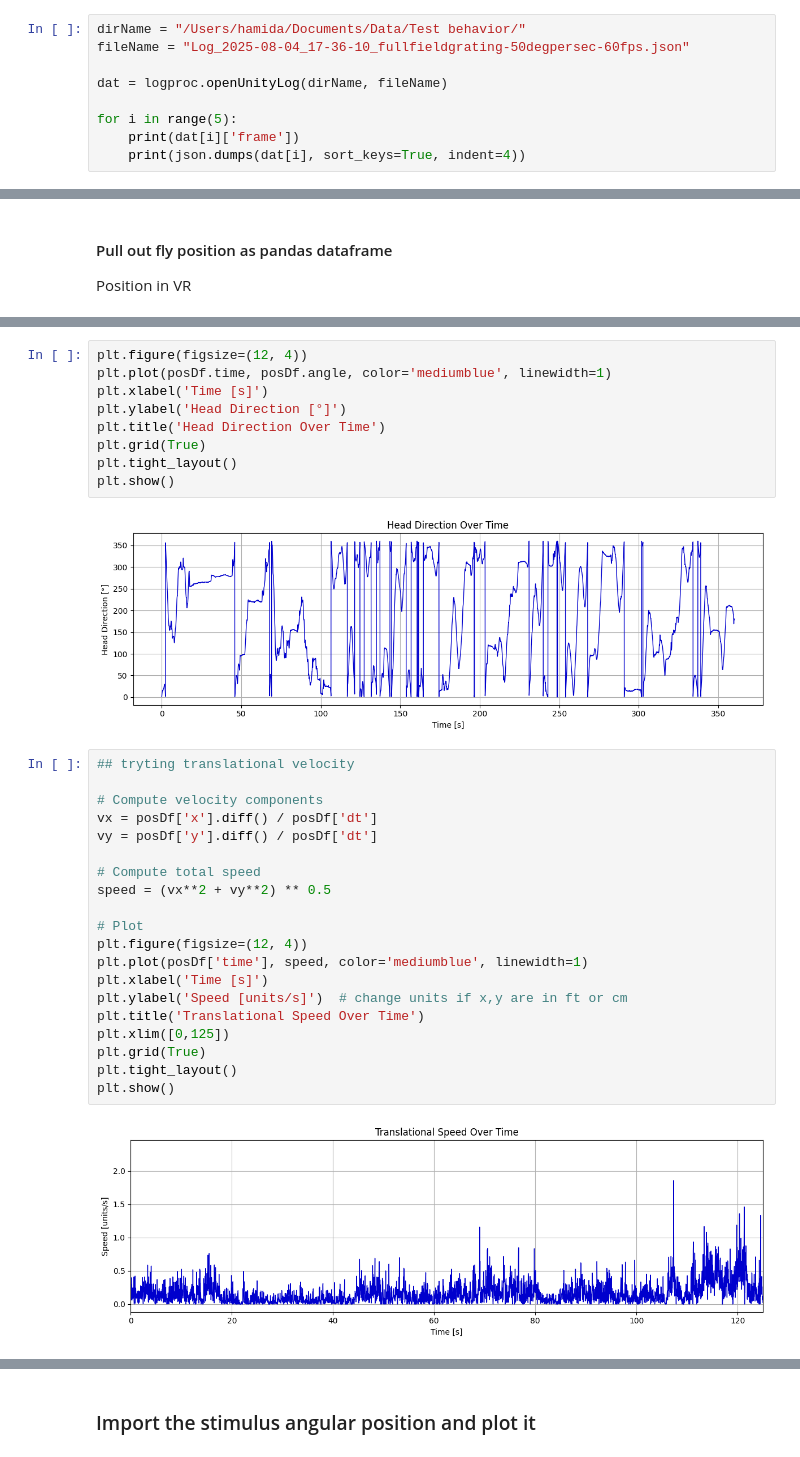
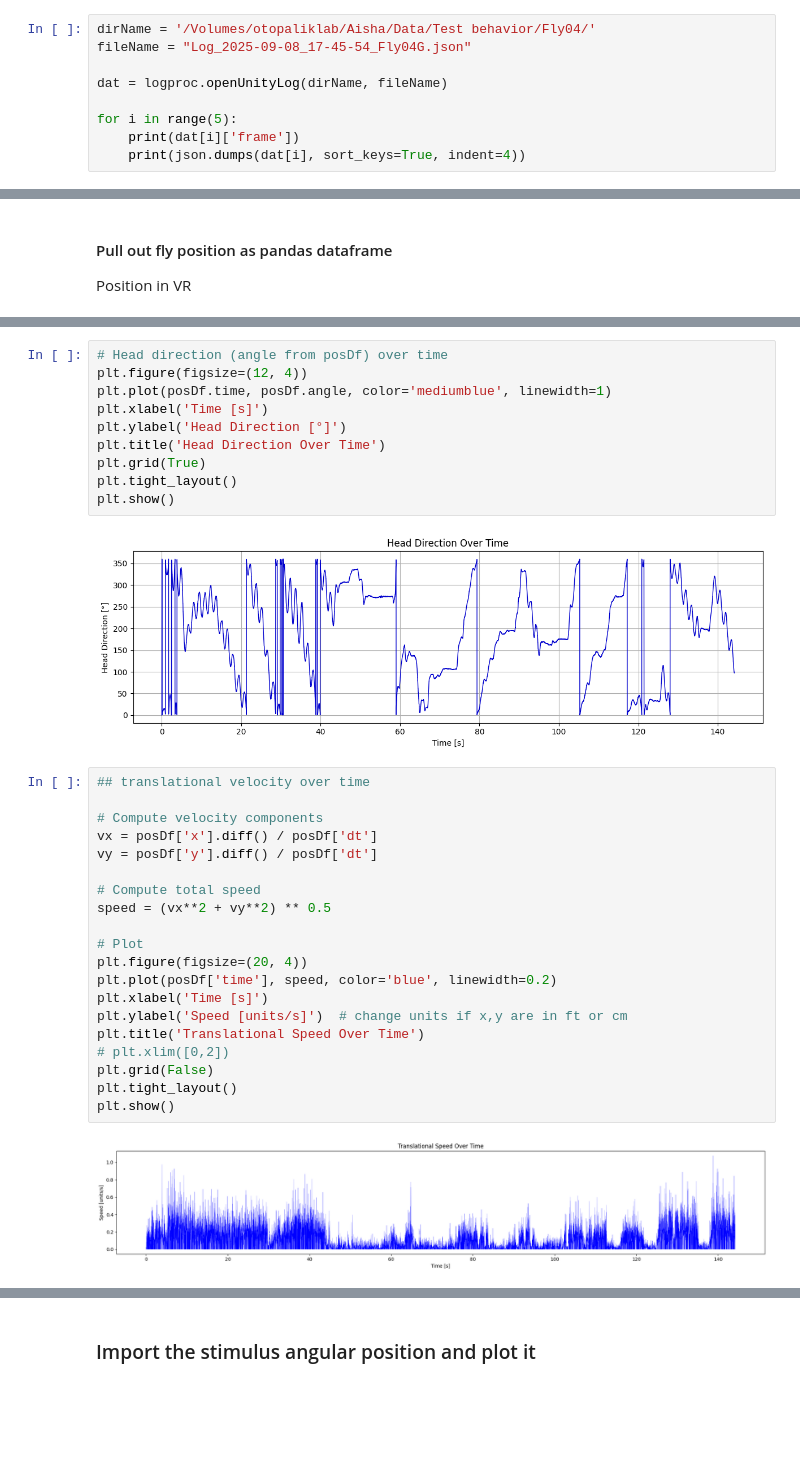
Before and after one commit to AishaHamid201/unityvr_SC, a Jupyter notebook: unityvr/scripts/parseUnityLog.ipynb, the cells around one changed output, grey strips where cells are left out. Saved outputs shown, nothing was run; the diff lists cells and outputs as text; blank space fills up the shorter version.

```diff
--- a/unityvr/scripts/parseUnityLog.ipynb
+++ b/unityvr/scripts/parseUnityLog.ipynb
@@ -18,6 +13,6 @@ from unityvr.viz import viz
 # %%
-dirName = "/Users/hamida/Documents/Data/Test behavior/"
-fileName = "Log_2025-08-04_17-36-10_fullfieldgrating-50degpersec-60fps.json"
+dirName = '/Volumes/otopaliklab/Aisha/Data/Test behavior/Fly04/'
+fileName = "Log_2025-09-08_17-45-54_Fly04G.json"
 
 dat = logproc.openUnityLog(dirName, fileName)
 
@@ -191,4 +196,5 @@ plt.show()
 # %%
+# Head direction (angle from posDf) over time
 plt.figure(figsize=(12, 4))
 plt.plot(posDf.time, posDf.angle, color='mediumblue', linewidth=1)
 plt.xlabel('Time [s]')
@@ -198,26 +204,26 @@ plt.grid(True)
 plt.tight_layout()
 plt.show()
 # %% [output]
-[figure, old version]
+[figure, new version]
 # %%
-## tryting translational velocity
+## translational velocity over time
 
 # Compute velocity components
 vx = posDf['x'].diff() / posDf['dt']
 vy = posDf['y'].diff() / posDf['dt']
 
 # Compute total speed
 speed = (vx**2 + vy**2) ** 0.5
 
 # Plot
-plt.figure(figsize=(12, 4))
-plt.plot(posDf['time'], speed, color='mediumblue', linewidth=1)
+plt.figure(figsize=(20, 4))
+plt.plot(posDf['time'], speed, color='blue', linewidth=0.2)
 plt.xlabel('Time [s]')
 plt.ylabel('Speed [units/s]')  # change units if x,y are in ft or cm
 plt.title('Translational Speed Over Time')
-plt.xlim([0,125])
-plt.grid(True)
+# plt.xlim([0,2])
+plt.grid(False)
 plt.tight_layout()
 plt.show()
 # %% [output]
-[figure, old version]
+[figure, new version]
```
Also changed, not shown: parts of 73 cells of this notebook, 4 other files.
